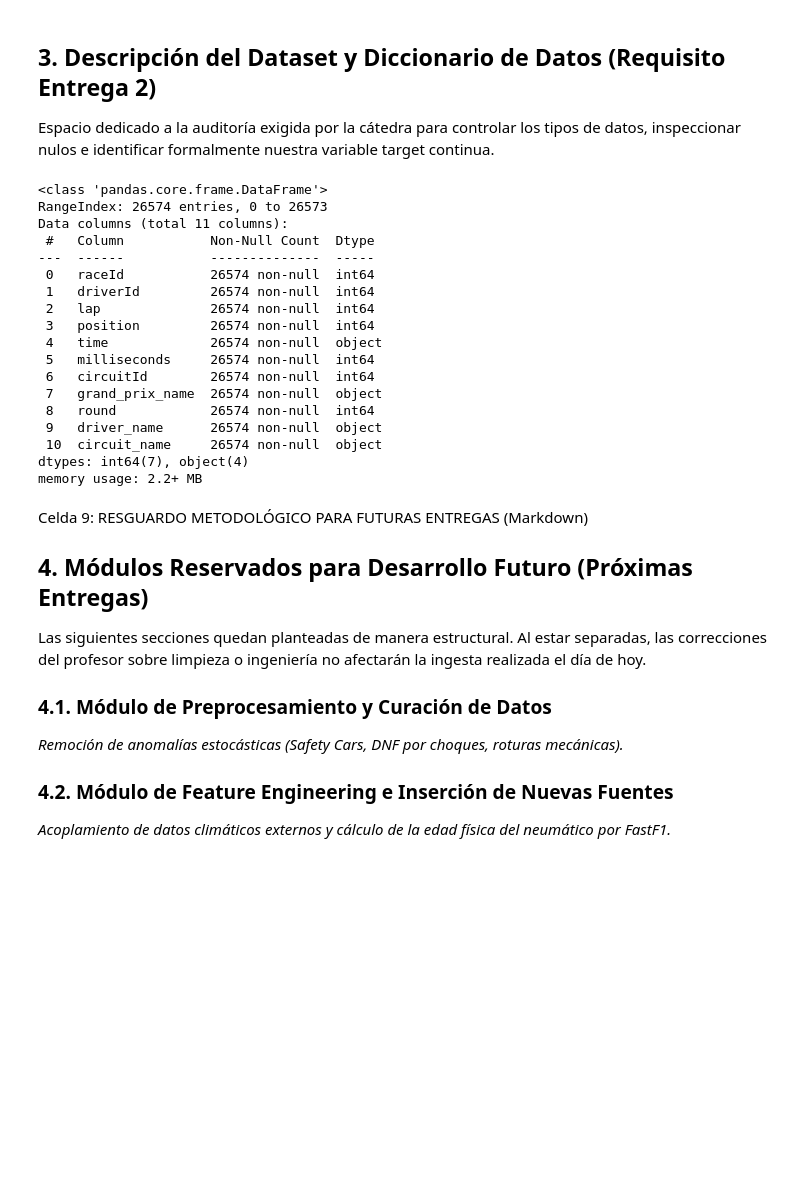
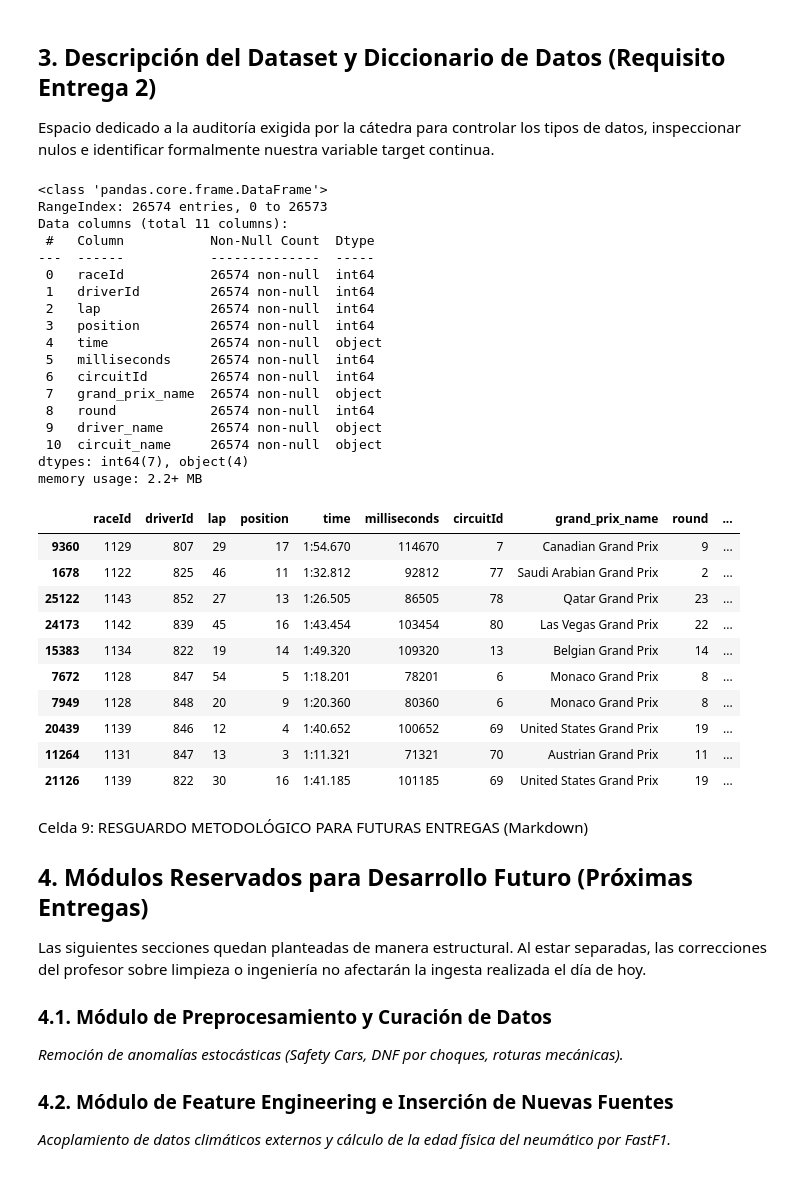
Before and after one commit to G1Martoz/f1-pit-predictor, a Jupyter notebook: Notebooks/1.0-mo-descripcion-origen-dataset.ipynb, the cells around one changed output. Cells and saved outputs as stored; diff of their text form; code cells hidden in the pictures; blank space fills up the shorter version.

```diff
--- a/Notebooks/1.0-mo-descripcion-origen-dataset.ipynb
+++ b/Notebooks/1.0-mo-descripcion-origen-dataset.ipynb
@@ -81,28 +91,41 @@ Dimensiones reales del dataset: 26574 filas (instancias) x 11 columnas.
 Espacio dedicado a la auditoría exigida por la cátedra para controlar los tipos de datos, inspeccionar nulos e identificar formalmente nuestra variable target continua.
 # %%
 # ==============================================================================
-# SUBTAREA: METADATOS PARA EL INFORME DE LA CÁTEDRA
+# SUBTAREA: DICCIONARIO DE DATOS/METADATOS DEL DATASET 2024
 # ==============================================================================
 df_f1_2024_raw.info()
+# Muestra 10 registros aleatorios para auditar el comportamiento de las variables
+df_f1_2024_raw.sample(10)
 # %% [output]
 <class 'pandas.core.frame.DataFrame'>
 RangeIndex: 26574 entries, 0 to 26573
 Data columns (total 11 columns):
  #   Column           Non-Null Count  Dtype
 ---  ------           --------------  -----
  0   raceId           26574 non-null  int64
  1   driverId         26574 non-null  int64
  2   lap              26574 non-null  int64
  3   position         26574 non-null  int64
  4   time             26574 non-null  object
  5   milliseconds     26574 non-null  int64
  6   circuitId        26574 non-null  int64
  7   grand_prix_name  26574 non-null  object
  8   round            26574 non-null  int64
  9   driver_name      26574 non-null  object
  10  circuit_name     26574 non-null  object
 dtypes: int64(7), object(4)
 memory usage: 2.2+ MB
+|  | raceId | driverId | lap | position | time | milliseconds | circuitId | grand_prix_name | round | ... |
+| 9360 | 1129 | 807 | 29 | 17 | 1:54.670 | 114670 | 7 | Canadian Grand Prix | 9 | ... |
+| 1678 | 1122 | 825 | 46 | 11 | 1:32.812 | 92812 | 77 | Saudi Arabian Grand Prix | 2 | ... |
+| 25122 | 1143 | 852 | 27 | 13 | 1:26.505 | 86505 | 78 | Qatar Grand Prix | 23 | ... |
+| 24173 | 1142 | 839 | 45 | 16 | 1:43.454 | 103454 | 80 | Las Vegas Grand Prix | 22 | ... |
+| 15383 | 1134 | 822 | 19 | 14 | 1:49.320 | 109320 | 13 | Belgian Grand Prix | 14 | ... |
+| 7672 | 1128 | 847 | 54 | 5 | 1:18.201 | 78201 | 6 | Monaco Grand Prix | 8 | ... |
+| 7949 | 1128 | 848 | 20 | 9 | 1:20.360 | 80360 | 6 | Monaco Grand Prix | 8 | ... |
+| 20439 | 1139 | 846 | 12 | 4 | 1:40.652 | 100652 | 69 | United States Grand Prix | 19 | ... |
+| 11264 | 1131 | 847 | 13 | 3 | 1:11.321 | 71321 | 70 | Austrian Grand Prix | 11 | ... |
+| 21126 | 1139 | 822 | 30 | 16 | 1:41.185 | 101185 | 69 | United States Grand Prix | 19 | ... |
 # %% [markdown]
 Celda 9: RESGUARDO METODOLÓGICO PARA FUTURAS ENTREGAS (Markdown)
 ## 4. Módulos Reservados para Desarrollo Futuro (Próximas Entregas)
```
Also changed, not shown: parts of 12 cells of this notebook, 2 other files.
